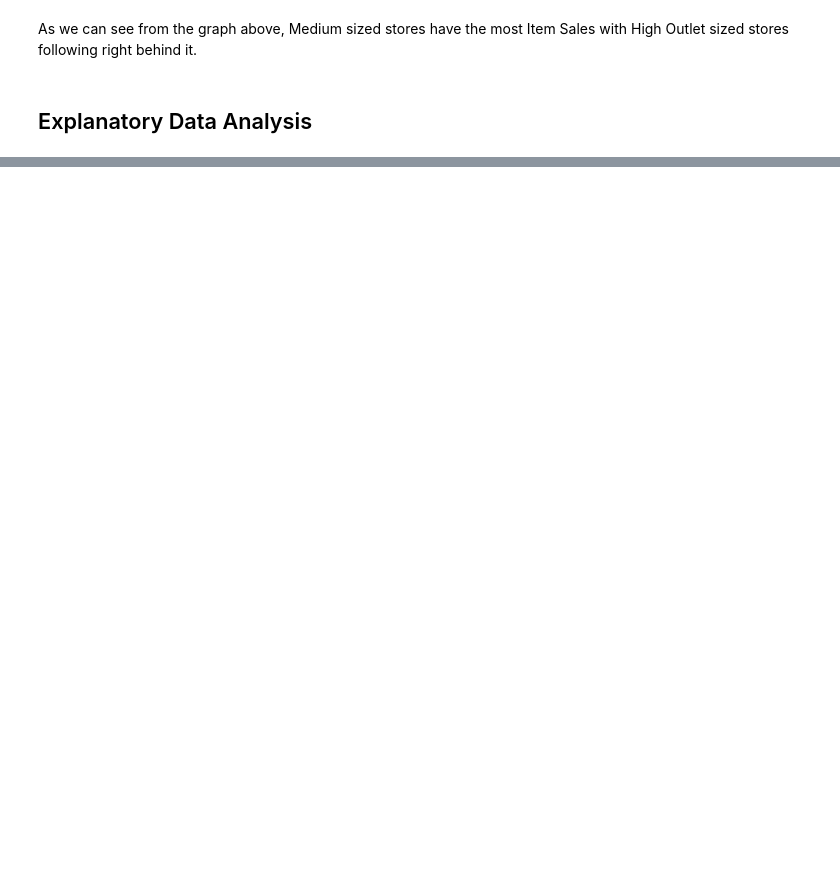
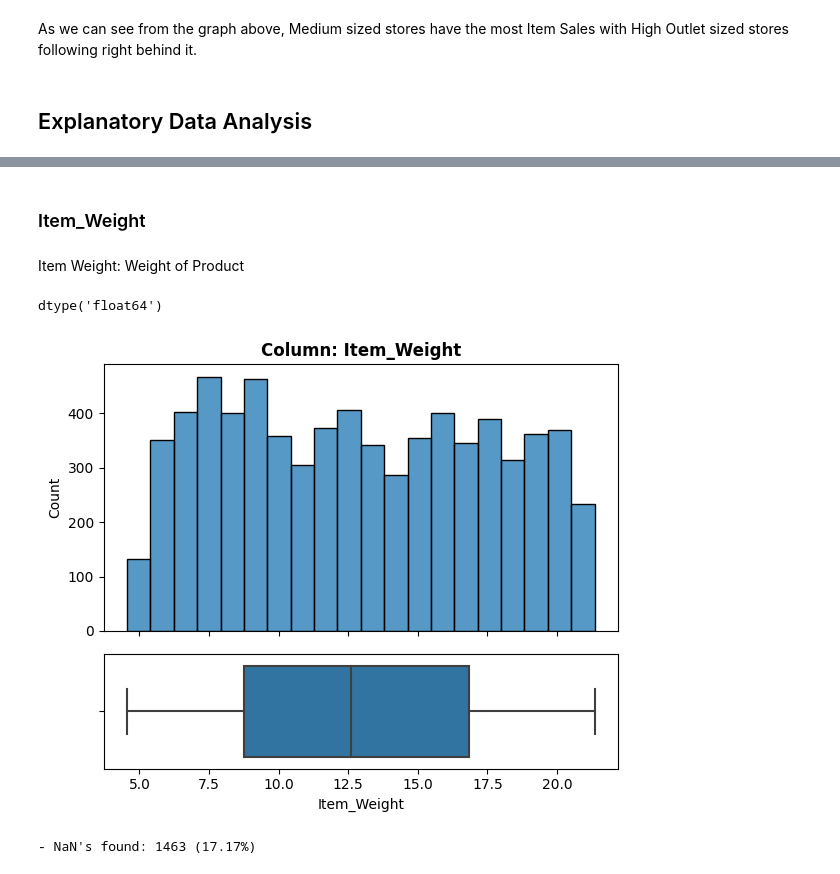
Before and after one commit to chrishunt11/Sales-Prediction-Model, a Jupyter notebook: Prediction_of_Product_Sales.ipynb, the cells around one changed output, grey strips where cells are left out. Cells and saved outputs as stored; diff of their text form; code cells hidden in the pictures; blank space fills up the shorter version.

```diff
--- a/Prediction_of_Product_Sales.ipynb
+++ b/Prediction_of_Product_Sales.ipynb
@@ -589,0 +747,7 @@ As we can see from the graph above, Medium sized stores have the most Item Sales
+# %%
+# filtering out columns
+select_cols = ['Item_Weight', 'Item_Fat_Content', 'Item_Visibility', 'Item_Type',
+               'Item_MRP', 'Outlet_Establishment_Year', 'Outlet_Size',
+               'Outlet_Location_Type', 'Outlet_Type', 'Item_Outlet_Sales']
+df = df[select_cols]
+df
@@ -589,0 +768,16 @@ As we can see from the graph above, Medium sized stores have the most Item Sales
+# %% [markdown]
+### Item_Weight
+# %% [markdown]
+Item Weight: Weight of Product
+# %%
+# Checking the data type of Item_Weight to select the correct function
+feature = 'Item_Weight'
+df[feature].dtype
+# %% [output]
+dtype('float64')
+# %%
+# running the appropriate function
+explore_numeric(df, feature)
+# %% [output]
+[figure, added]
+- NaN's found: 1463 (17.17%)
```
Also changed, not shown: parts of 80 cells of this notebook.
